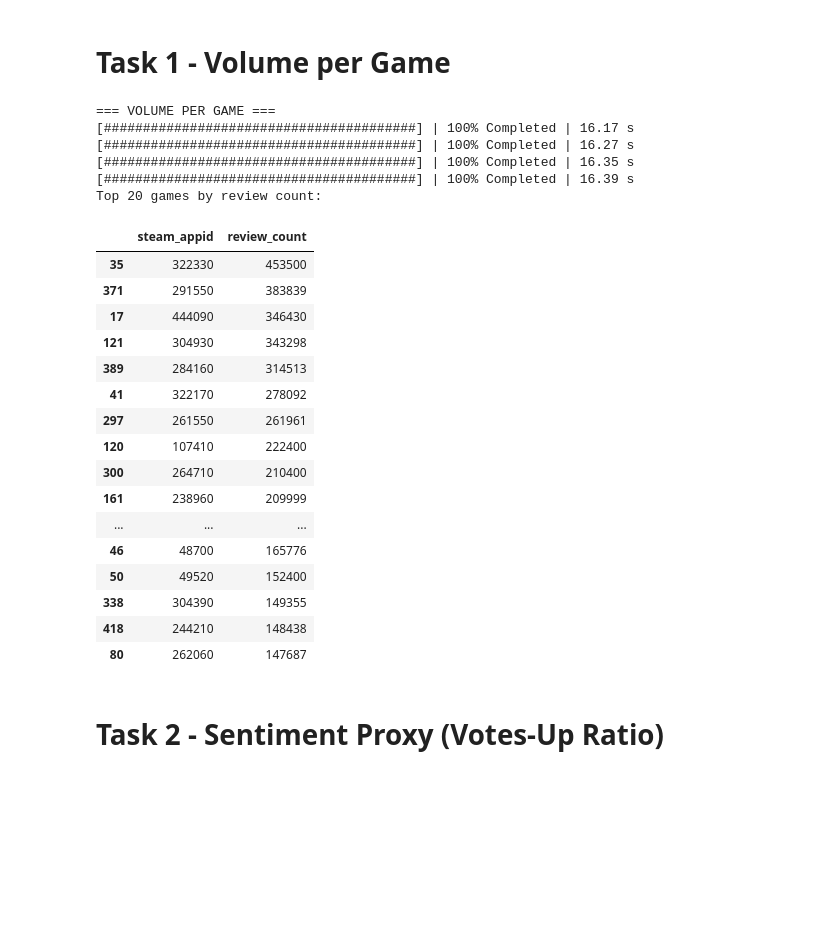
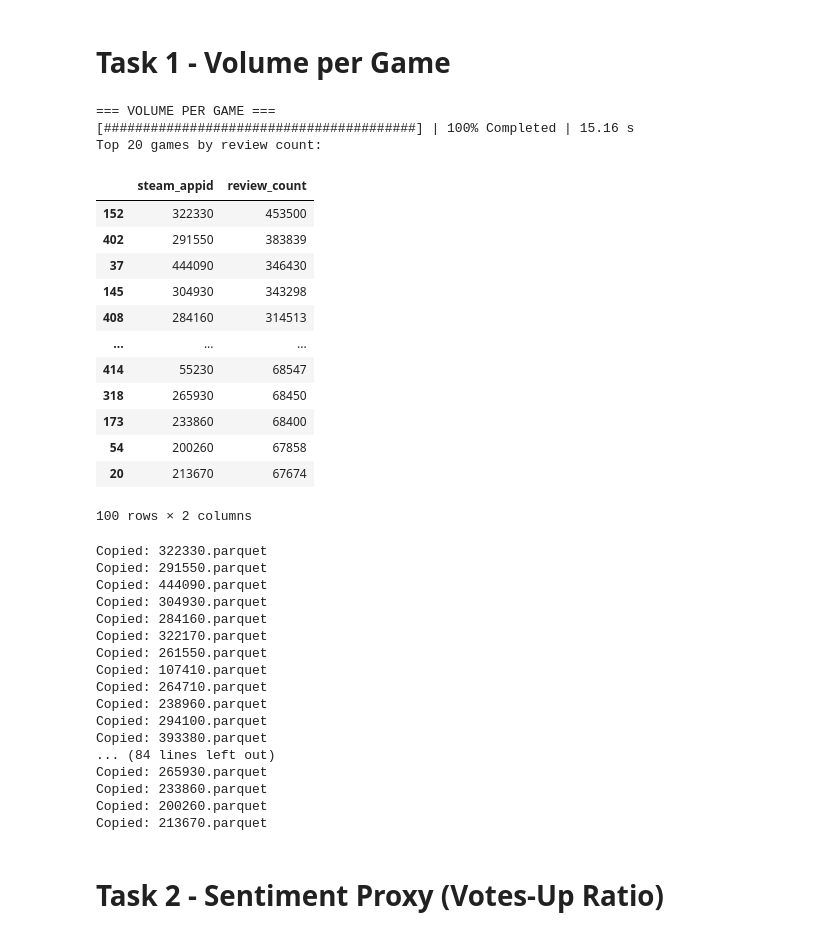
Before and after one commit to Matrix030/SteamLens, a Jupyter notebook: src/Step_3_analysis/EDA.ipynb, the cells around one changed output. Saved outputs shown, nothing was run; the diff lists cells and outputs as text; code cells hidden in the pictures; blank space fills up the shorter version.

```diff
--- a/src/Step_3_analysis/EDA.ipynb
+++ b/src/Step_3_analysis/EDA.ipynb
@@ -43,37 +40,69 @@ Reading parquet files...
 # %%
 print("\n=== VOLUME PER GAME ===")
 # Count reviews per game
 game_review_counts = df.groupby('steam_appid').size()
 game_review_counts = game_review_counts.reset_index()
 game_review_counts.columns = ['steam_appid', 'review_count']
 # Compute and sort by review count (descending)
-top_games_by_volume = game_review_counts.compute().sort_values('review_count', ascending=False).head(20)
+top_games_by_volume = game_review_counts.compute().sort_values('review_count', ascending=False).head(100)
 print("Top 20 games by review count:")
 top_games_by_volume
 # %% [output]
 === VOLUME PER GAME ===
-[########################################] | 100% Completed | 16.17 s
-[########################################] | 100% Completed | 16.27 s
-[########################################] | 100% Completed | 16.35 s
-[########################################] | 100% Completed | 16.39 s
+[########################################] | 100% Completed | 15.16 s
 Top 20 games by review count:
 |  | steam_appid | review_count |
-| 35 | 322330 | 453500 |
-| 371 | 291550 | 383839 |
-| 17 | 444090 | 346430 |
-| 121 | 304930 | 343298 |
-| 389 | 284160 | 314513 |
-| 41 | 322170 | 278092 |
-| 297 | 261550 | 261961 |
-| 120 | 107410 | 222400 |
-| 300 | 264710 | 210400 |
-| 161 | 238960 | 209999 |
+| 152 | 322330 | 453500 |
+| 402 | 291550 | 383839 |
+| 37 | 444090 | 346430 |
+| 145 | 304930 | 343298 |
+| 408 | 284160 | 314513 |
 | ... | ... | ... |
-| 46 | 48700 | 165776 |
-| 50 | 49520 | 152400 |
-| 338 | 304390 | 149355 |
-| 418 | 244210 | 148438 |
-| 80 | 262060 | 147687 |
+| 414 | 55230 | 68547 |
+| 318 | 265930 | 68450 |
+| 173 | 233860 | 68400 |
+| 54 | 200260 | 67858 |
+| 20 | 213670 | 67674 |
+100 rows × 2 columns
+# %%
+import os
+import shutil
+
+# Extract top 100 appids from your dataframe
+top_100_appids = top_games_by_volume['steam_appid'].tolist()
+
+# Source and destination
+source_folder = 'cleaned_data_polars'
+destination_folder = 'top_100_parquet'
+os.makedirs(destination_folder, exist_ok=True)
+
+# Copy .parquet files
+for appid in top_100_appids:
+    src = os.path.join(source_folder, f"{appid}.parquet")
+    dst = os.path.join(destination_folder, f"{appid}.parquet")
+    if os.path.exists(src):
+        shutil.copy2(src, dst)
+        print(f"Copied: {appid}.parquet")
+    else:
+        print(f"Missing: {appid}.parquet")
+# %% [output]
+Copied: 322330.parquet
+Copied: 291550.parquet
+Copied: 444090.parquet
+Copied: 304930.parquet
+Copied: 284160.parquet
+Copied: 322170.parquet
+Copied: 261550.parquet
+Copied: 107410.parquet
+Copied: 264710.parquet
+Copied: 238960.parquet
+Copied: 294100.parquet
+Copied: 393380.parquet
+... (84 lines left out)
+Copied: 265930.parquet
+Copied: 233860.parquet
+Copied: 200260.parquet
+Copied: 213670.parquet
 # %% [markdown]
 # Task 2 - Sentiment Proxy (Votes-Up Ratio)
 # %%
```
Also changed, not shown: parts of 4 cells of this notebook, 3 other files.
